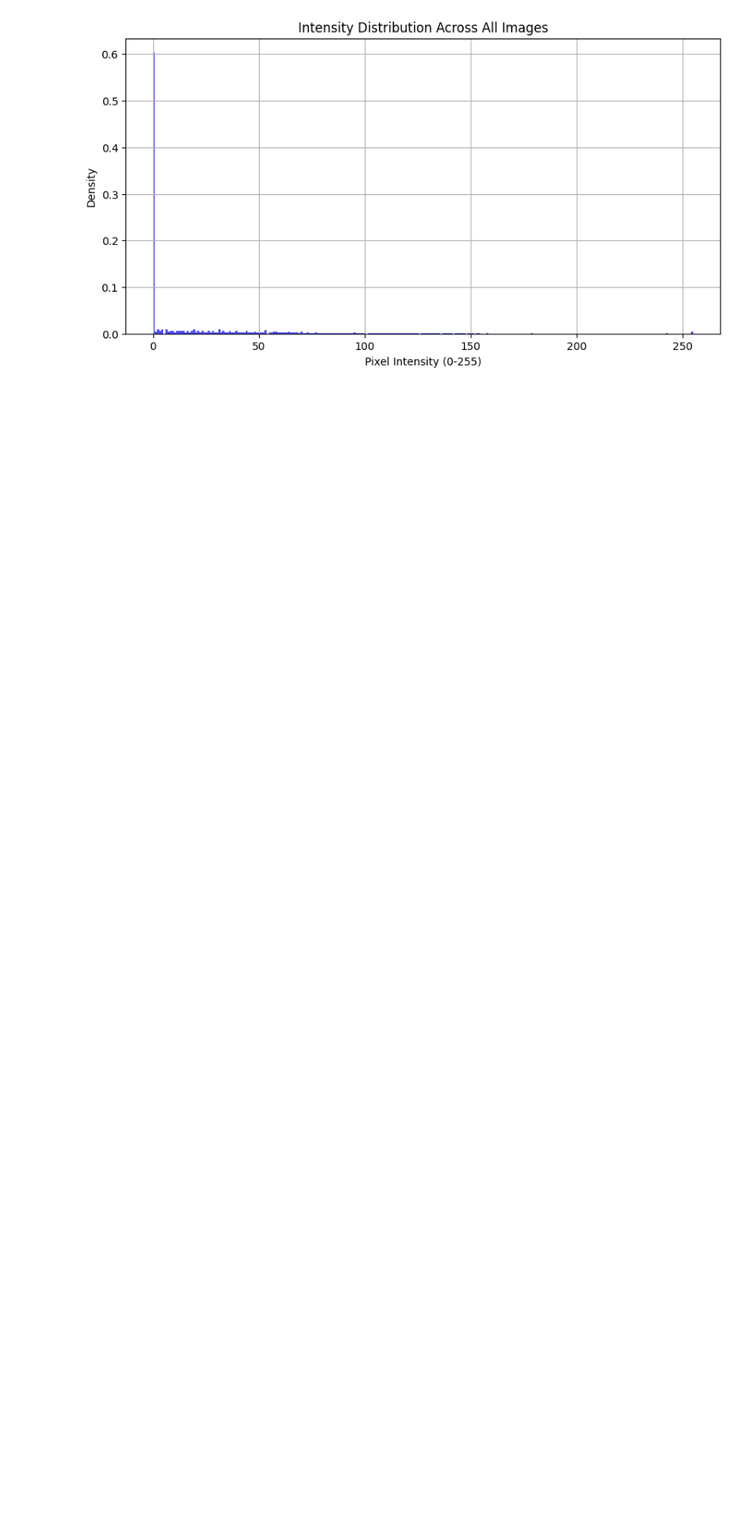
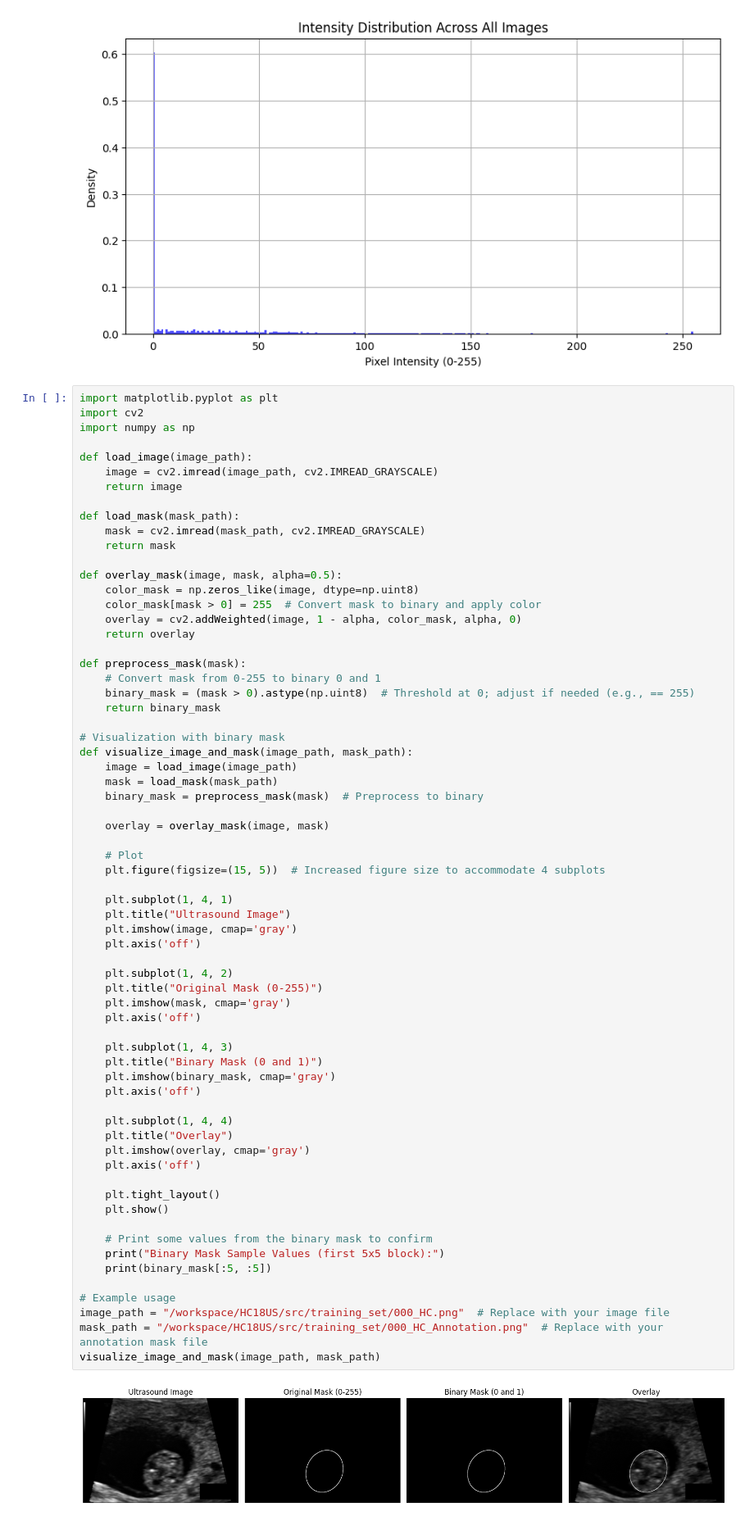
Before and after one commit to Rochakdh/HC18US, a Jupyter notebook: notebooks/exploratory_data_analysis.ipynb, the cells around one changed output. Shown at 82% size. Drawn from its saved outputs; the diff is of its cells as text; blank space fills up the shorter version.

Commit message:
[1st Train]

```diff
--- a/notebooks/exploratory_data_analysis.ipynb
+++ b/notebooks/exploratory_data_analysis.ipynb
@@ -221,3 +221,71 @@ plt.grid(True)
 plt.show()
 # %% [output]
 [figure]
+# %%
+import matplotlib.pyplot as plt
+import cv2
+import numpy as np
+
+def load_image(image_path):
+    image = cv2.imread(image_path, cv2.IMREAD_GRAYSCALE)
+    return image
+
+def load_mask(mask_path):
+    mask = cv2.imread(mask_path, cv2.IMREAD_GRAYSCALE)
+    return mask
+
+def overlay_mask(image, mask, alpha=0.5):
+    color_mask = np.zeros_like(image, dtype=np.uint8)
+    color_mask[mask > 0] = 255  # Convert mask to binary and apply color
+    overlay = cv2.addWeighted(image, 1 - alpha, color_mask, alpha, 0)
+    return overlay
+
+def preprocess_mask(mask):
+    # Convert mask from 0-255 to binary 0 and 1
+    binary_mask = (mask > 0).astype(np.uint8)  # Threshold at 0; adjust if needed (e.g., == 255)
+    return binary_mask
+
+# Visualization with binary mask
+def visualize_image_and_mask(image_path, mask_path):
+    image = load_image(image_path)
+    mask = load_mask(mask_path)
+    binary_mask = preprocess_mask(mask)  # Preprocess to binary
+
+    overlay = overlay_mask(image, mask)
+
+    # Plot
+    plt.figure(figsize=(15, 5))  # Increased figure size to accommodate 4 subplots
+
+    plt.subplot(1, 4, 1)
+    plt.title("Ultrasound Image")
+    plt.imshow(image, cmap='gray')
+    plt.axis('off')
+
+    plt.subplot(1, 4, 2)
+    plt.title("Original Mask (0-255)")
+    plt.imshow(mask, cmap='gray')
+    plt.axis('off')
+
+    plt.subplot(1, 4, 3)
+    plt.title("Binary Mask (0 and 1)")
+    plt.imshow(binary_mask, cmap='gray')
+    plt.axis('off')
+
+    plt.subplot(1, 4, 4)
+    plt.title("Overlay")
+    plt.imshow(overlay, cmap='gray')
+    plt.axis('off')
+
+    plt.tight_layout()
+    plt.show()
+
+    # Print some values from the binary mask to confirm
+    print("Binary Mask Sample Values (first 5x5 block):")
+    print(binary_mask[:5, :5])
+
+# Example usage
+image_path = "/workspace/HC18US/src/training_set/000_HC.png"  # Replace with your image file
+mask_path = "/workspace/HC18US/src/training_set/000_HC_Annotation.png"  # Replace with your annotation mask file
+visualize_image_and_mask(image_path, mask_path)
+# %% [output]
+[figure, added]
```
Also changed, not shown: parts of 1 cell of this notebook, 9 other files.
